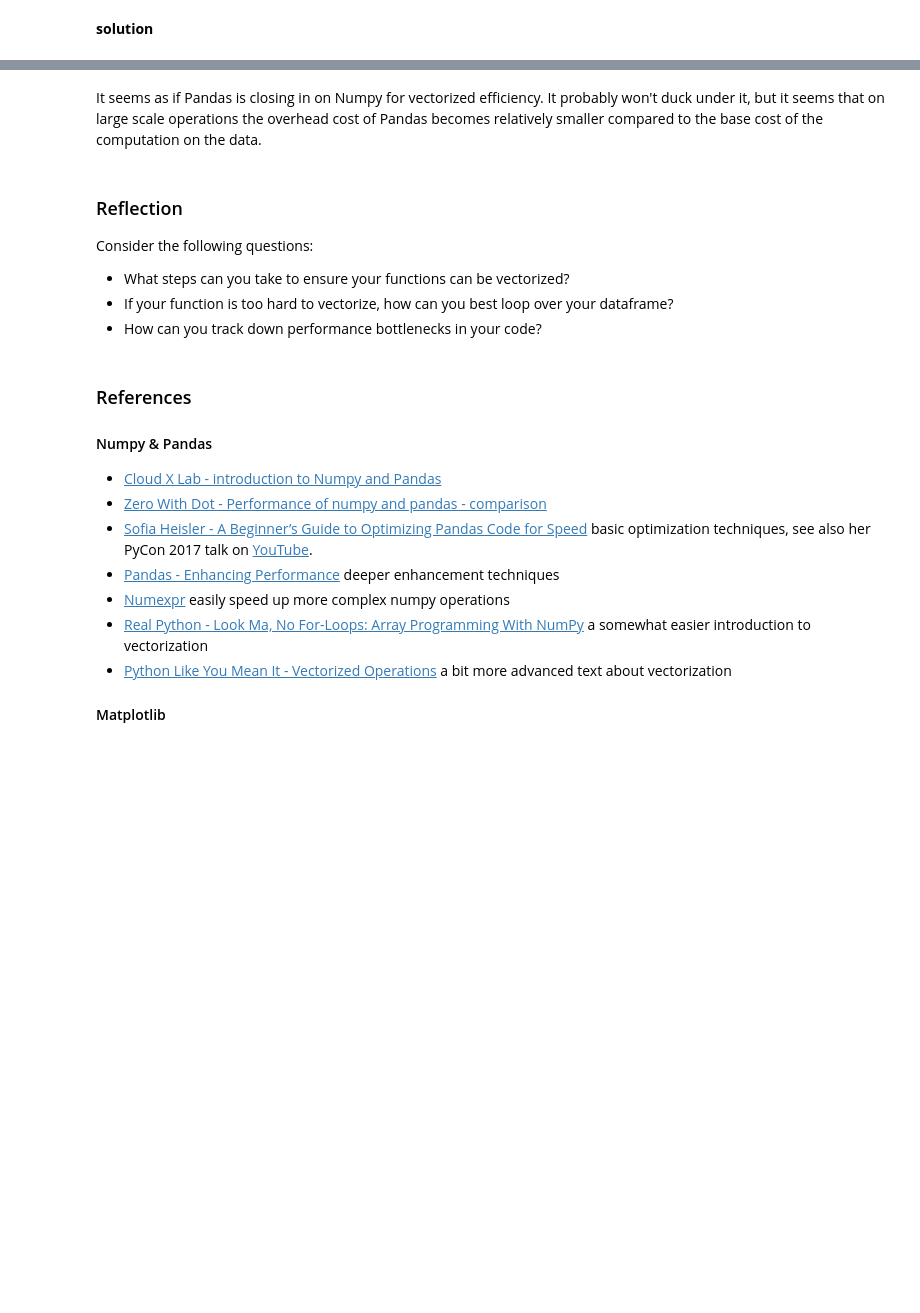
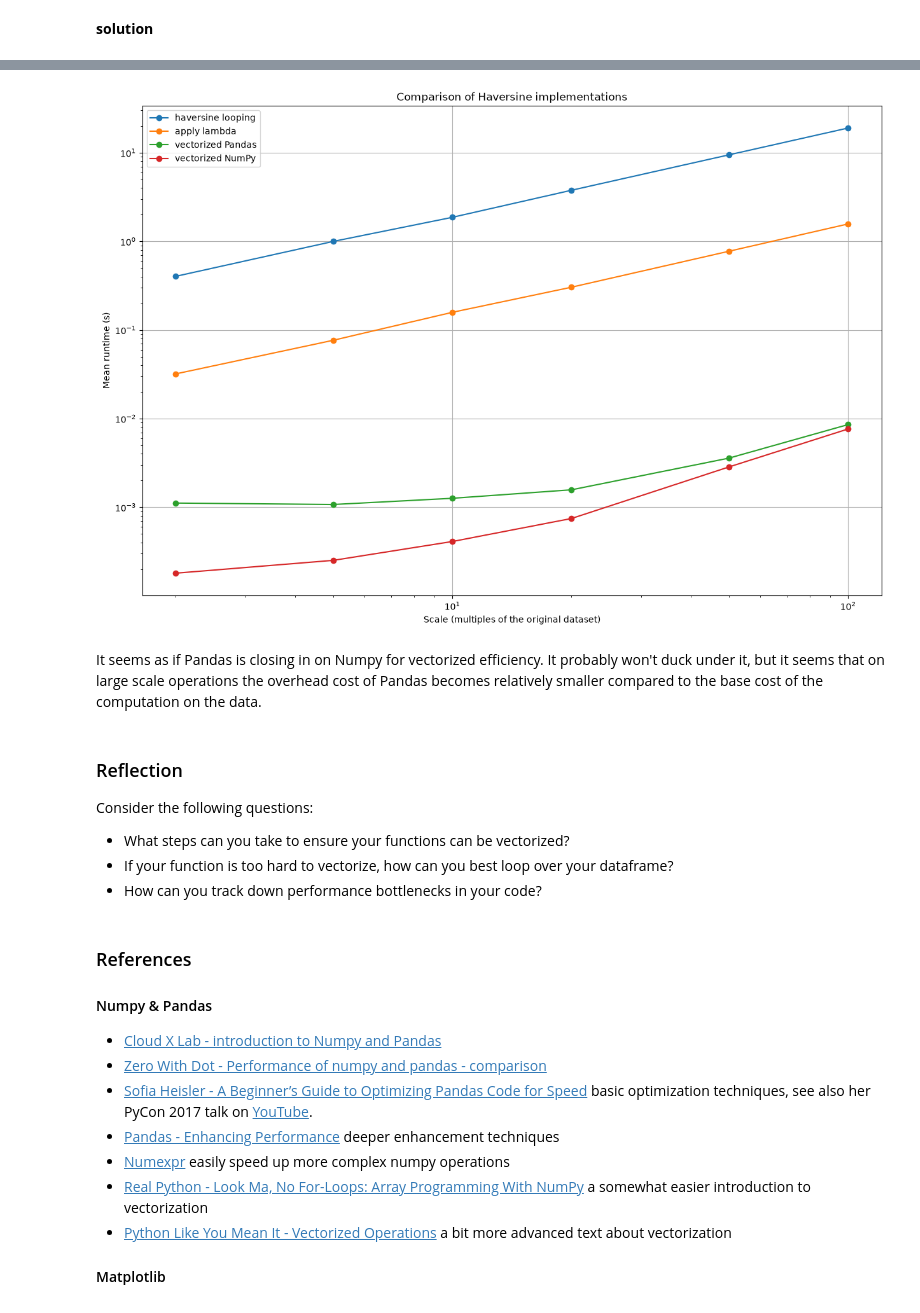
Before and after one commit to UC-Course-LU/Lab-1-Answers, a Jupyter notebook: Lab1_Answers.ipynb, the cells around one changed output, grey strips where cells are left out. Cells and saved outputs as stored; diff of their text form; code cells hidden in the pictures; blank space fills up the shorter version.

```diff
--- a/Lab1_Answers.ipynb
+++ b/Lab1_Answers.ipynb
@@ -843,6 +984,9 @@ ax.set_xticks(np.linspace(-10, 10, 21))  # set the ticks along the x-axis
 ax.set_yscale('log')                     # display the y dimension in a log scale
 ax.grid()                                # turn on the gridlines
 
+# Keep text as editable text in SVG files
+plt.rcParams['svg.fonttype'] = 'none'
+
 # save plots before showing, otherwise you get empty pictures
 fig.savefig('A.png')
 fig.savefig('B.jpg')
@@ -985,0 +1053,91 @@ plt.show()
+# %%
+results = {}
+scales = [2, 5, 10, 20, 50, 100]
+
+frames = []
+
+for scale in scales:
+    df2 = pd.concat([df] * scale, ignore_index=True)
+    frames.append(df2)
+
+
+def apply_lambda(frame):
+    return frame.apply(
+        lambda row: haversine(
+            40.671,
+            -73.985,
+            row["latitude"],
+            row["longitude"]
+        ),
+        axis=1
+    )
+
+
+def vectorized_pandas(frame):
+    return haversine(
+        40.671,
+        -73.985,
+        frame["latitude"],
+        frame["longitude"]
+    )
+
+
+def vectorized_numpy(frame):
+    return haversine(
+        40.671,
+        -73.985,
+        frame["latitude"].to_numpy(),
+        frame["longitude"].to_numpy()
+    )
+
+
+temp = []
+for frame in frames:
+    res = %timeit -n 1 -r 3 -o haversine_looping(frame)
+    temp.append(res.average)
+
+results["haversine looping"] = temp
+
+
+temp = []
+for frame in frames:
+    res = %timeit -n 1 -r 3 -o apply_lambda(frame)
+    temp.append(res.average)
+
+results["apply lambda"] = temp
+
+
+temp = []
+for frame in frames:
+    res = %timeit -n 1 -r 3 -o vectorized_pandas(frame)
+    temp.append(res.average)
+
+results["vectorized Pandas"] = temp
+
+
+temp = []
+for frame in frames:
+    res = %timeit -n 1 -r 3 -o vectorized_numpy(frame)
+    temp.append(res.average)
+
+results["vectorized NumPy"] = temp
+
+
+fig, ax = plt.subplots(figsize=(15, 10))
+
+for method, runtimes in results.items():
+    ax.plot(scales, runtimes, marker="o", label=method)
+
+ax.set_title("Comparison of Haversine implementations")
+ax.set_xlabel("Scale (multiples of the original dataset)")
+ax.set_ylabel("Mean runtime (s)")
+ax.set_xscale("log")
+ax.set_yscale("log")
+ax.legend()
+ax.grid()
+
+fig.savefig("Haversine comparison.svg")
+fig.savefig("Haversine comparison.pdf")
+
+plt.show()
+# %% [output]
@@ -986,3 +1161,4 @@ plt.show()
+[figure, added]
 # %% [markdown]
 It seems as if Pandas is closing in on Numpy for vectorized efficiency. It probably won't duck under it, but it seems that on large scale operations the overhead cost of Pandas becomes relatively smaller compared to the base cost of the computation on the data.
 # %% [markdown]
```
Also changed, not shown: parts of 66 cells of this notebook.
